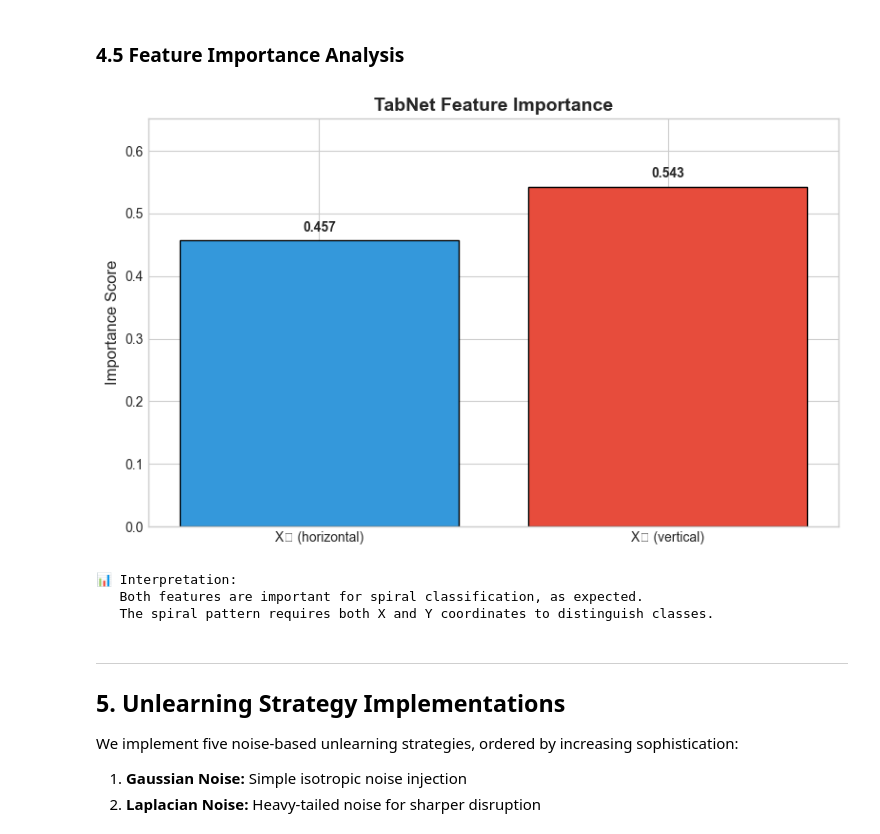
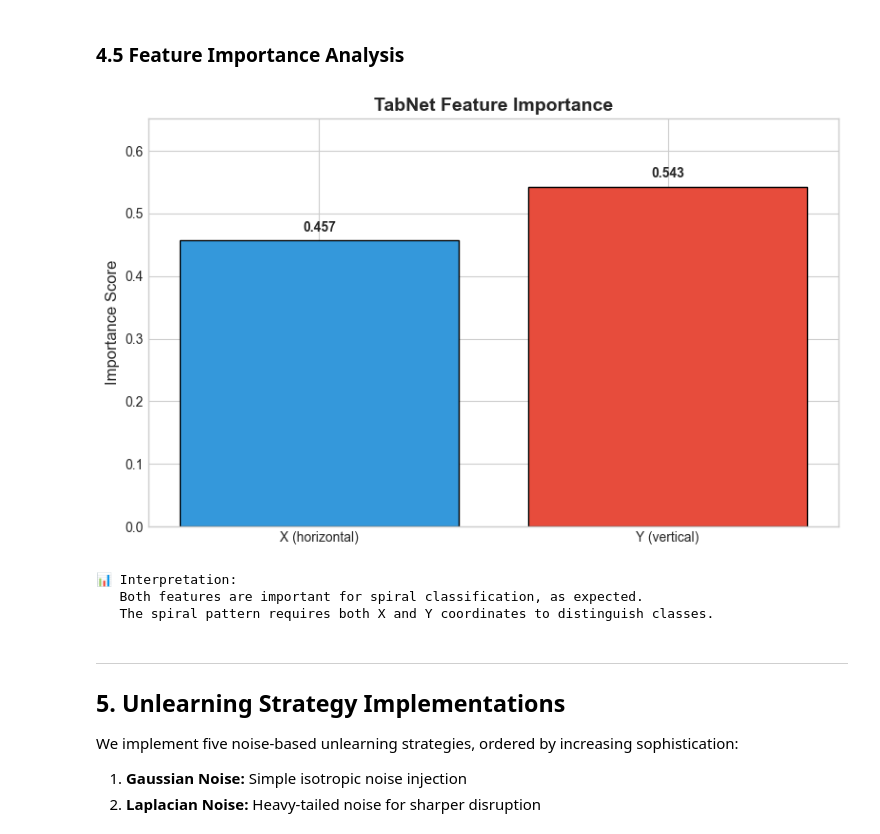
Before and after one commit to em1ttal/TFG, a Jupyter notebook: Codes/notebooks/final_thesis_notebook.ipynb, the cells around one changed output. Cells and saved outputs as stored; diff of their text form; code cells hidden in the pictures.

```diff
--- a/Codes/notebooks/final_thesis_notebook.ipynb
+++ b/Codes/notebooks/final_thesis_notebook.ipynb
@@ -576,7 +575,7 @@ def train_tabnet_model(
         y_train: Training labels
         X_val: Validation features (optional)
         y_val: Validation labels (optional)
-        config: Experiment configuration
+        config: Experiment configuration (optional)
 
     Returns:
         Trained TabNetClassifier
@@ -819,31 +818,31 @@ print("   After unlearning Class 2, we expect the green region to disappear.")
 # %%
 # TabNet provides built-in feature importance through attention masks
 feature_importances = tabnet_model.feature_importances_
 
 fig, ax = plt.subplots(figsize=(8, 5))
 
-feature_names = ['X₁ (horizontal)', 'X₂ (vertical)']
+feature_names = ['X (horizontal)', 'Y (vertical)']
 colors = ['#3498DB', '#E74C3C']
 
 bars = ax.bar(feature_names, feature_importances, color=colors, edgecolor='black')
 
 # Add value labels on bars
 for bar, imp in zip(bars, feature_importances):
     ax.text(bar.get_x() + bar.get_width()/2, bar.get_height() + 0.01,
             f'{imp:.3f}', ha='center', va='bottom', fontweight='bold')
 
 ax.set_ylabel('Importance Score')
 ax.set_title('TabNet Feature Importance', fontweight='bold')
 ax.set_ylim(0, max(feature_importances) * 1.2)
 
 plt.tight_layout()
 plt.show()
 
 print("\n📊 Interpretation:")
 print("   Both features are important for spiral classification, as expected.")
 print("   The spiral pattern requires both X and Y coordinates to distinguish classes.")
 # %% [output]
-[figure, old version]
+[figure, new version]
 📊 Interpretation:
    Both features are important for spiral classification, as expected.
    The spiral pattern requires both X and Y coordinates to distinguish classes.
```
Also changed, not shown: parts of 24 cells of this notebook.
